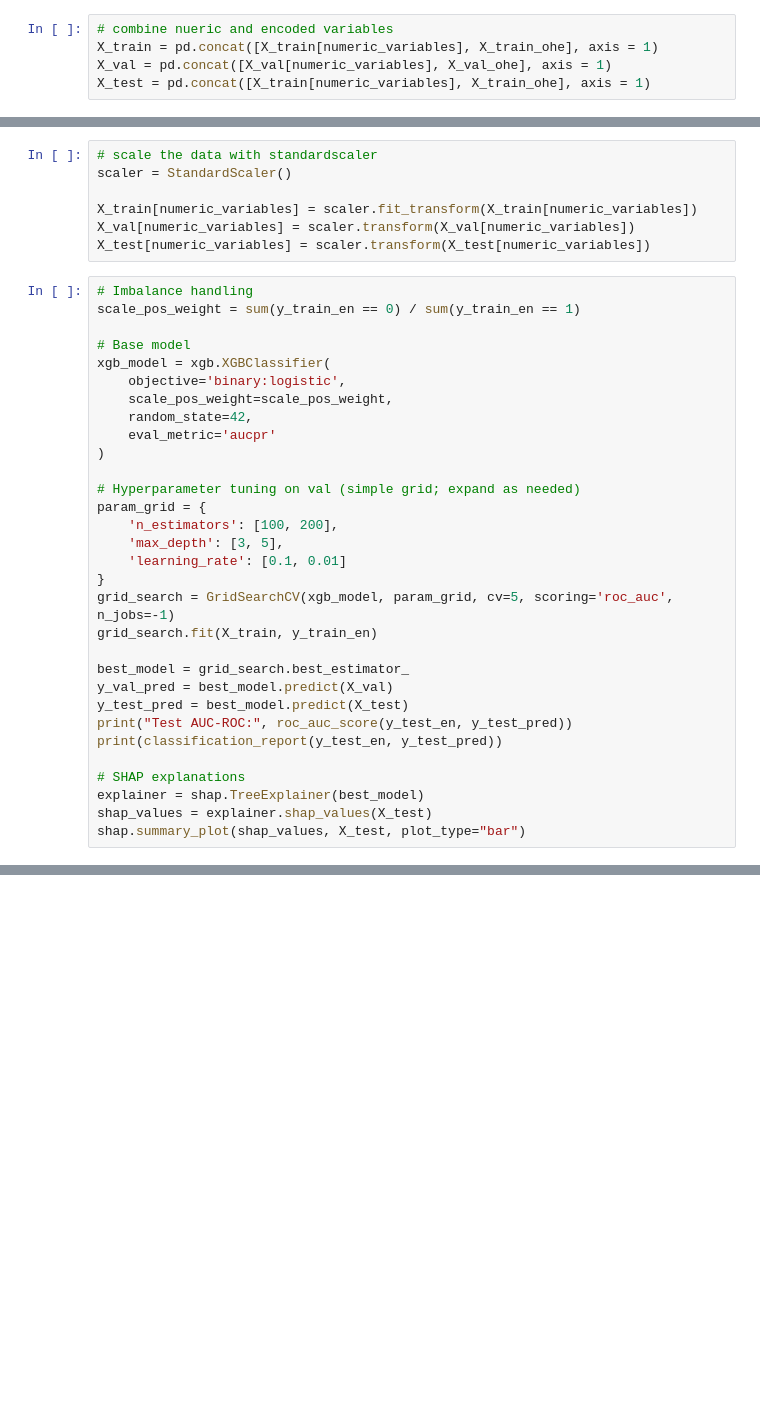
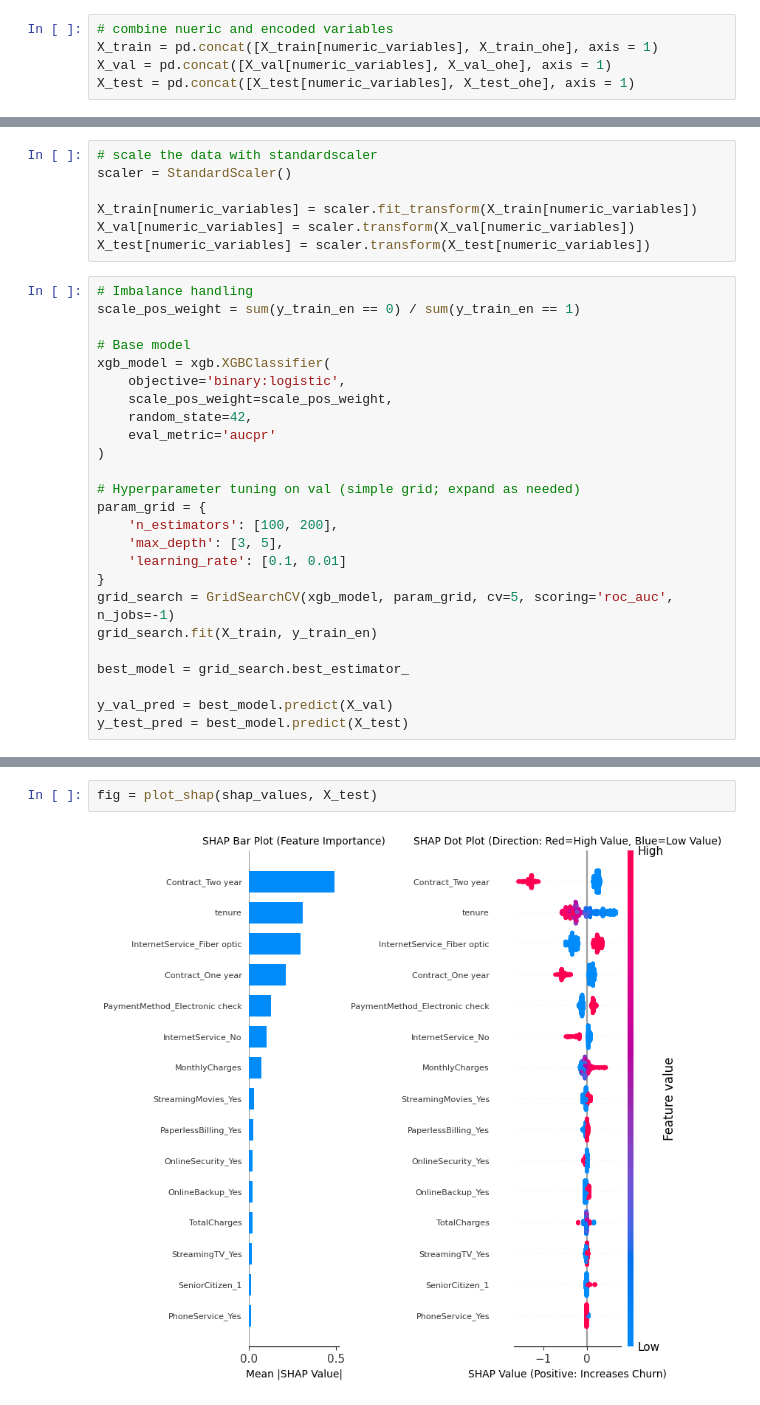
Before and after one commit to codingnoob0101/telco_churn_w_mlops, a Jupyter notebook: note_books/model_training.ipynb, the cells around one changed output, grey strips where cells are left out. Saved outputs shown, nothing was run; the diff lists cells and outputs as text; blank space fills up the shorter version.

```diff
--- a/note_books/model_training.ipynb
+++ b/note_books/model_training.ipynb
@@ -149,7 +191,7 @@ X_test_ohe = pd.DataFrame(ohe.fit_transform(X_test[categorical_variable]).toarra
 # combine nueric and encoded variables
 X_train = pd.concat([X_train[numeric_variables], X_train_ohe], axis = 1)
 X_val = pd.concat([X_val[numeric_variables], X_val_ohe], axis = 1)
-X_test = pd.concat([X_train[numeric_variables], X_train_ohe], axis = 1)
+X_test = pd.concat([X_test[numeric_variables], X_test_ohe], axis = 1)
 # %%
 # identify outliers
 analyze_outliers(X_train, numeric_variables)
@@ -194,12 +236,6 @@ grid_search = GridSearchCV(xgb_model, param_grid, cv=5, scoring='roc_auc', n_job
 grid_search.fit(X_train, y_train_en)
 
 best_model = grid_search.best_estimator_
+
 y_val_pred = best_model.predict(X_val)
 y_test_pred = best_model.predict(X_test)
-print("Test AUC-ROC:", roc_auc_score(y_test_en, y_test_pred))
-print(classification_report(y_test_en, y_test_pred))
-
-# SHAP explanations
-explainer = shap.TreeExplainer(best_model)
-shap_values = explainer.shap_values(X_test)
-shap.summary_plot(shap_values, X_test, plot_type="bar")
@@ -207,0 +258,4 @@ ValueError: Found input variables with inconsistent numbers of samples: [1409, 4
+# %%
+fig = plot_shap(shap_values, X_test)
+# %% [output]
+[figure, added]
```
Also changed, not shown: parts of 6 cells of this notebook.
